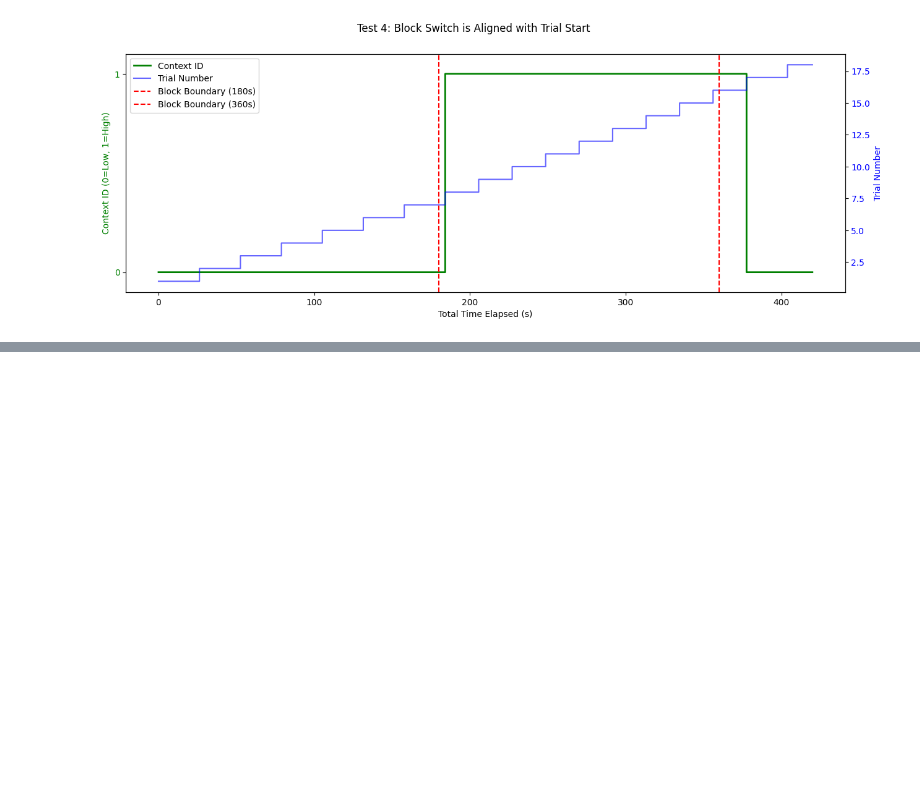
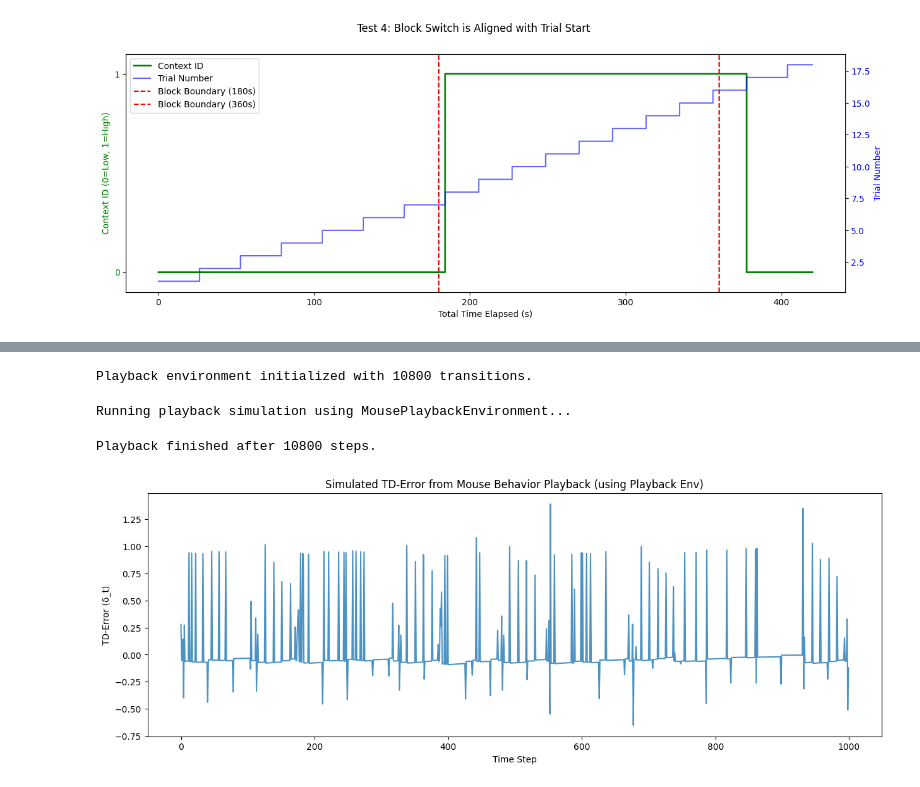
Before and after one commit to Szzzesan/reinforcement-learning-models, a Jupyter notebook: experiment.ipynb, the cells around one changed output, grey strips where cells are left out. Saved outputs shown, nothing was run; the diff lists cells and outputs as text; code cells hidden in the pictures; blank space fills up the shorter version.

```diff
--- a/experiment.ipynb
+++ b/experiment.ipynb
@@ -341,0 +431,65 @@ Test starting in context: Low
+# %%
+# Simulation Setup
+env_info_playback = { # Info needed by the playback environment
+    'transitions': transitions,
+    'time_step_duration': env_params_for_conversion['time_step_duration']
+}
+agent_info = {
+    "discount": 0.95,
+    "step_size": 0.1,
+    "num_tilings": 8,
+    "iht_size": 4096,
+    # Pass necessary scaling info if agent needs it
+    "gambling_max_time_s": 30.0, # Example, adjust if needed
+    "context_rewards_max": 4   # Example, adjust if needed
+}
+
+env = MousePlaybackEnvironment()
+agent = MousePlaybackAgent()
+
+env.env_init(env_info_playback)
+agent.agent_init(agent_info)
+# %% [output]
+Playback environment initialized with 10800 transitions.
+# %%
+# Run the playback simulation
+observation = env.env_start()
+agent.agent_start(observation)
+terminal = False
+step_count = 0
+max_steps = len(transitions)
+
+print("Running playback simulation using MousePlaybackEnvironment...")
+while not terminal and step_count < max_steps:
+    # Action from data is ignored by env, but agent logic might implicitly use it later
+    # For pure playback for TD error calc, we don't strictly need it here.
+    # We pass a dummy action (e.g., 0) as env.env_step ignores it.
+    dummy_action = 0
+    reward, next_observation, terminal = env.env_step(dummy_action)
+
+    # Agent learns based on the outcome provided by the environment
+    if terminal:
+        agent.agent_end(reward)
+    else:
+        agent.agent_step(reward, next_observation)
+
+    observation = next_observation # For the next loop iteration (though not used by agent.agent_step)
+    step_count += 1
+
+# Get results
+td_errors = np.array(agent.agent_message("get_td_errors"))
+all_observations = np.array([t[0] for t in transitions]) # Retrieve observations from the transitions list
+print(f"Playback finished after {step_count} steps.")
+# %% [output]
+Running playback simulation using MousePlaybackEnvironment...
+# %%
+# Plot results
+plt.figure(figsize=(15, 5))
+plt.plot(td_errors[-1000:], alpha=0.8)
+plt.title("Simulated TD-Error from Mouse Behavior Playback (using Playback Env)")
+plt.xlabel("Time Step")
+plt.ylabel("TD-Error (δ_t)")
+plt.show()
+# %% [output]
+Playback finished after 10800 steps.
+[figure, added]
```
Also changed, not shown: parts of 13 cells of this notebook.
